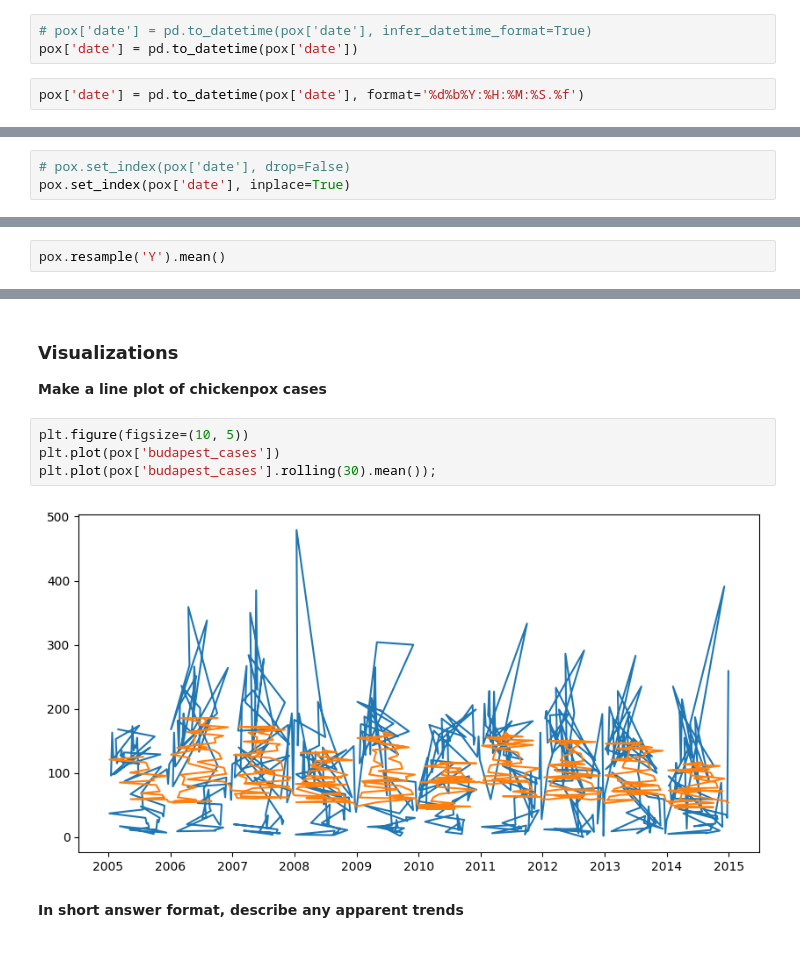
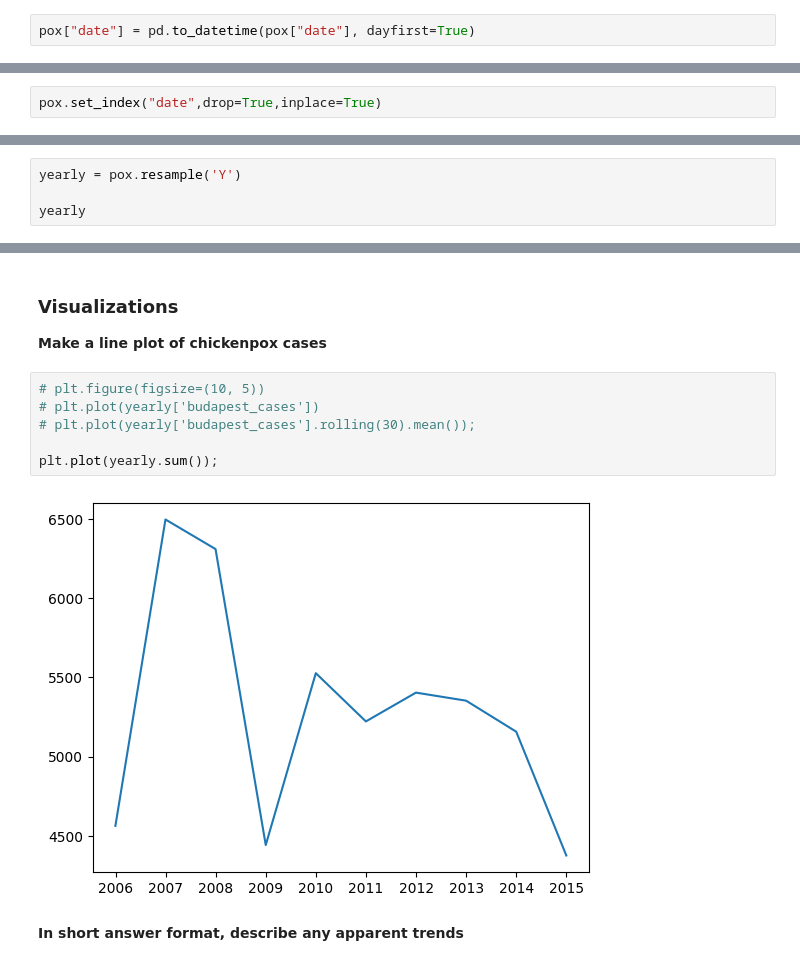
Before and after one commit to Pornpanthongdee/Time_series_eda_labs, a Jupyter notebook: starter-code.ipynb, the cells around one changed output, grey strips where cells are left out. Drawn from its saved outputs; the diff is of its cells as text.

```diff
--- a/starter-code.ipynb
+++ b/starter-code.ipynb
@@ -64,9 +64,6 @@ pox.columns
 # %% [output]
 Index(['date', 'budapest_cases'], dtype='object')
 # %%
-# pox['date'] = pd.to_datetime(pox['date'], infer_datetime_format=True)
-pox['date'] = pd.to_datetime(pox['date'])
+pox["date"] = pd.to_datetime(pox["date"], dayfirst=True)
-# %%
-pox['date'] = pd.to_datetime(pox['date'], format='%d%b%Y:%H:%M:%S.%f')
 # %% [markdown]
 **Set the `'Date'` column to be the index**
@@ -73,6 +80,5 @@ pox['date'] = pd.to_datetime(pox['date'], format='%d%b%Y:%H:%M:%S.%f')
 # %%
-# pox.set_index(pox['date'], drop=False)
-pox.set_index(pox['date'], inplace=True)
+pox.set_index("date",drop=True,inplace=True)
 # %% [markdown]
 ---
 
@@ -108,5 +112,7 @@ pox.hist();
 
 Recall that with time series data, we can't simply group by on the year. You'll need to use the `resample` method on the DataFrame to answer this question.
 # %%
-pox.resample('Y').mean()
+yearly = pox.resample('Y')
+
+yearly
 # %% [output]
@@ -127,11 +138,13 @@ pox.resample('Y').mean()
 
 **Make a line plot of chickenpox cases**
 # %%
-plt.figure(figsize=(10, 5))
-plt.plot(pox['budapest_cases'])
-plt.plot(pox['budapest_cases'].rolling(30).mean());
+# plt.figure(figsize=(10, 5))
+# plt.plot(yearly['budapest_cases'])
+# plt.plot(yearly['budapest_cases'].rolling(30).mean());
+
+plt.plot(yearly.sum());
 # %% [output]
-[figure, old version]
+[figure, new version]
 # %% [markdown]
 **In short answer format, describe any apparent trends**
 # %%
```
Also changed, not shown: parts of 10 cells of this notebook, 1 other file.
